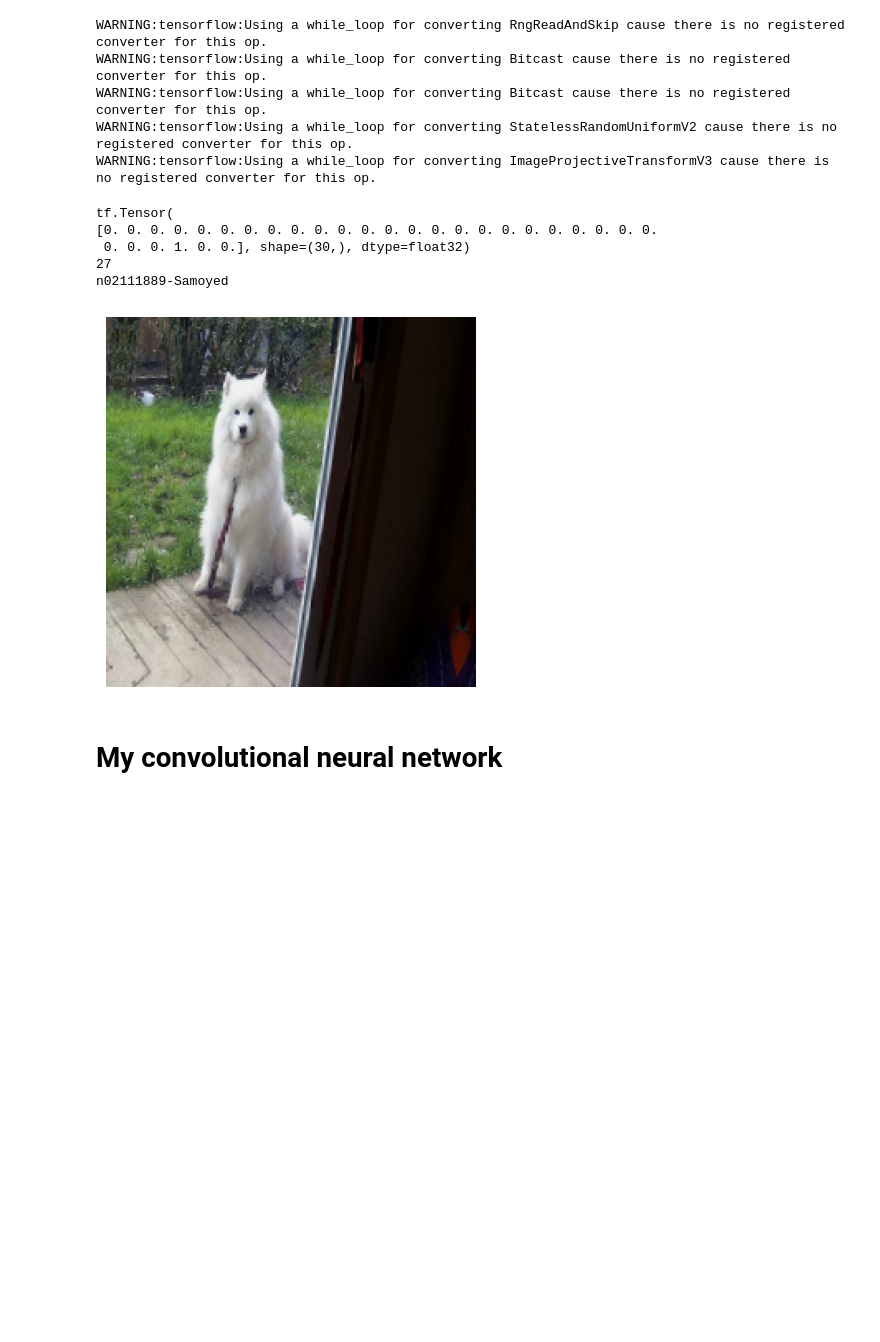
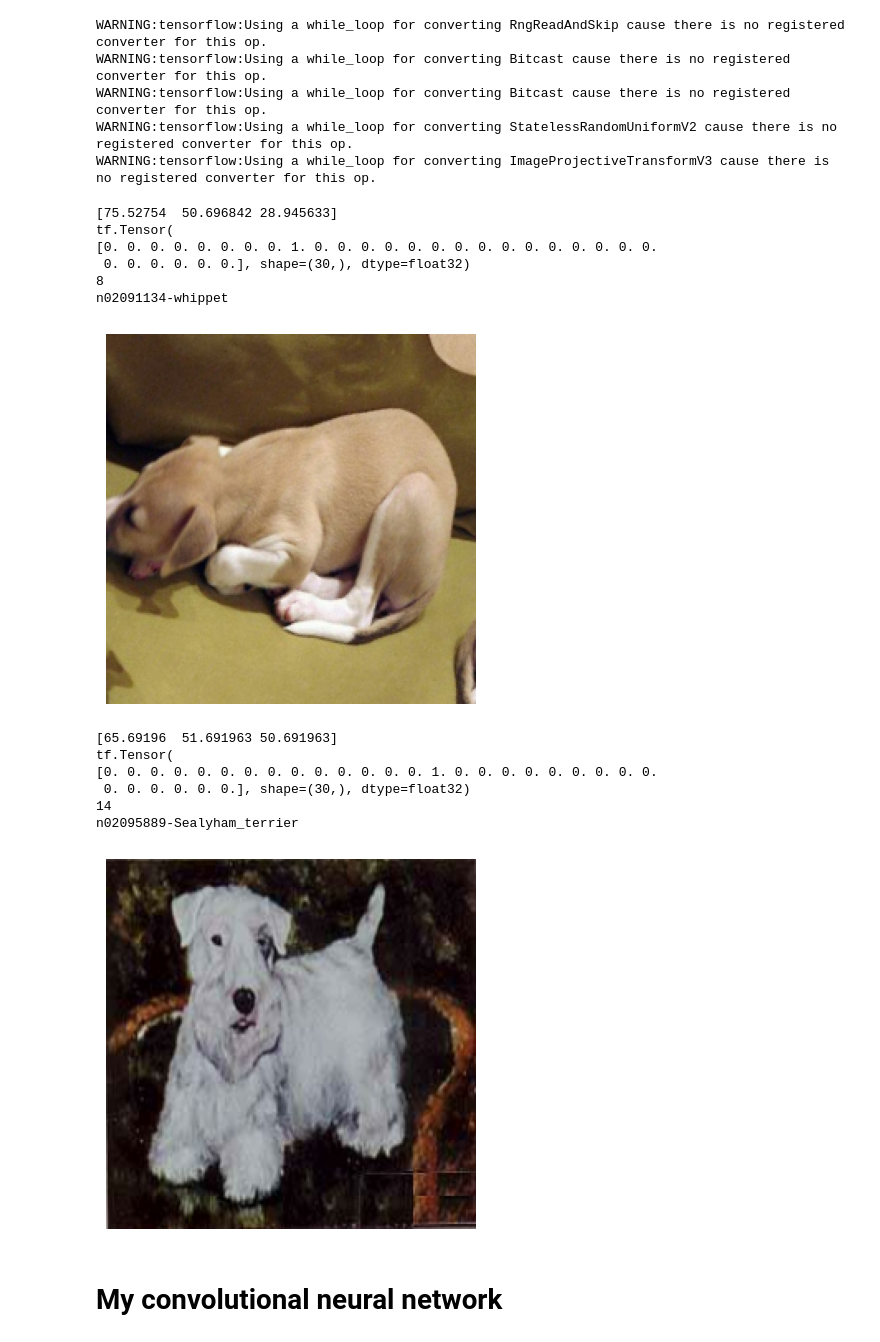
Before and after one commit to CYaiche/dog_breed_classification, a Jupyter notebook: model.ipynb, the cells around one changed output. Drawn from its saved outputs; the diff is of its cells as text; code cells hidden in the pictures; blank space fills up the shorter version.

```diff
--- a/model.ipynb
+++ b/model.ipynb
@@ -66 +48,5 @@ else :
+# %%
+NB_IMG_PER_CLASS = 10
+NB_CLASS = 2
+list_of_folder = np.load(os.path.join(npy_dir,"top_breed_folder_list_30.npy"),  allow_pickle=True)
 # %% [markdown]
@@ -74,23 +53,0 @@ if not os.path.isdir(imgsub_dir) :
-# %%
-
-for folder in data["folder_name"].tolist() :
-    location = os.path.join(img_dir,folder)
-    destination = os.path.join(imgsub_dir,folder)
-    print(location, destination)
-
-    if TAKE_ALL :
-        dest = shutil.copytree(location, destination)
-    else :
-        if not os.path.isdir(destination) :
-            os.mkdir(destination)
-        files = os.listdir(location)
-        i = 0
-        while i < NB_IMG_PER_CLASS :
-            file_name = files[i]
-            file_location = os.path.join(location, file_name)
-            file_destination =  os.path.join(destination, file_name)
-            print(file_location)
-            print(file_destination)
-            dest = shutil.copyfile(file_location, file_destination)
-            print(dest)
-            i = i +  1
@@ -228,18 +187,40 @@ for img, labels in train_ds.take(1) :
     img_array = keras.utils.img_to_array(img[0])
     plt.imshow(img_array.astype("uint8"))
     plt.axis("off")
-
+    print(img_array[0][0])
     print(labels[0])
     label_arg = np.argmax(labels[0])
     print(label_arg)
     print(class_names[label_arg])
 # %% [output]
+[75.52754  50.696842 28.945633]
 tf.Tensor(
-[0. 0. 0. 0. 0. 0. 0. 0. 0. 0. 0. 0. 0. 0. 0. 0. 0. 0. 0. 0. 0. 0. 0. 0.
- 0. 0. 0. 1. 0. 0.], shape=(30,), dtype=float32)
-27
-n02111889-Samoyed
+[0. 0. 0. 0. 0. 0. 0. 0. 1. 0. 0. 0. 0. 0. 0. 0. 0. 0. 0. 0. 0. 0. 0. 0.
+ 0. 0. 0. 0. 0. 0.], shape=(30,), dtype=float32)
+8
+n02091134-whippet
-[figure, old version]
+[figure, new version]
+# %%
+
+
+
+for img, labels in validation_ds.take(1) :
+    img_array = keras.utils.img_to_array(img[0])
+    plt.imshow(img_array.astype("uint8"))
+    plt.axis("off")
+    print(img_array[0][0])
+    print(labels[0])
+    label_arg = np.argmax(labels[0])
+    print(label_arg)
+    print(class_names[label_arg])
+# %% [output]
+[65.69196  51.691963 50.691963]
+tf.Tensor(
+[0. 0. 0. 0. 0. 0. 0. 0. 0. 0. 0. 0. 0. 0. 1. 0. 0. 0. 0. 0. 0. 0. 0. 0.
+ 0. 0. 0. 0. 0. 0.], shape=(30,), dtype=float32)
+14
+n02095889-Sealyham_terrier
+[figure, added]
 # %% [markdown]
 # My convolutional neural network
 # %%
```
Also changed, not shown: parts of 19 cells of this notebook, 5 other files.
